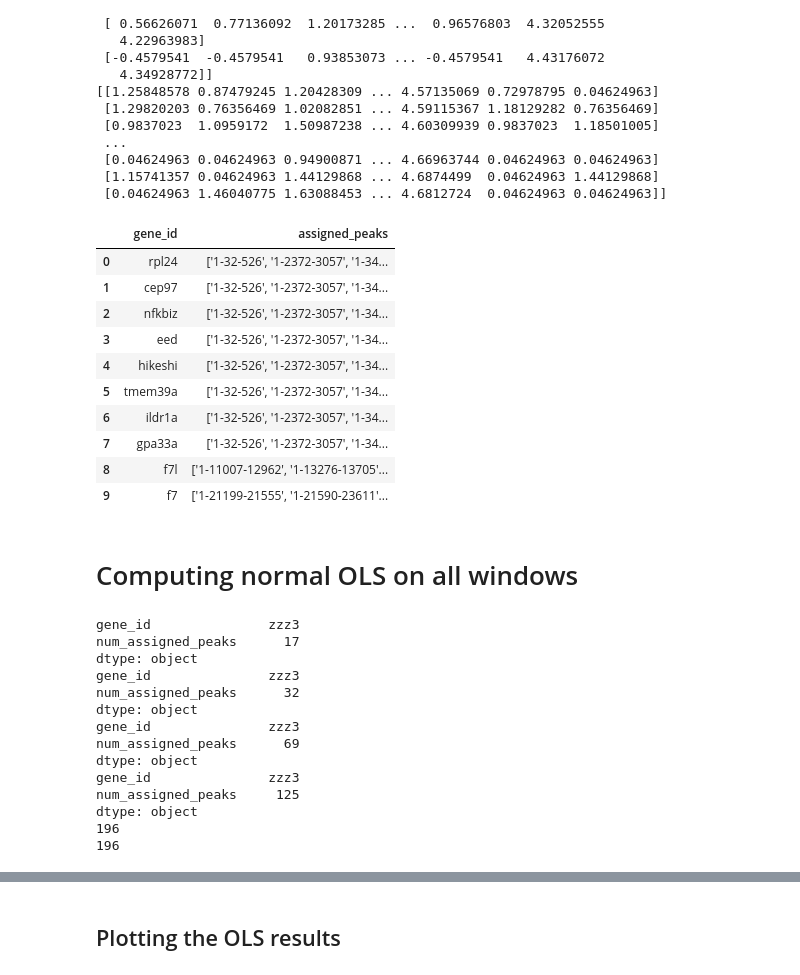
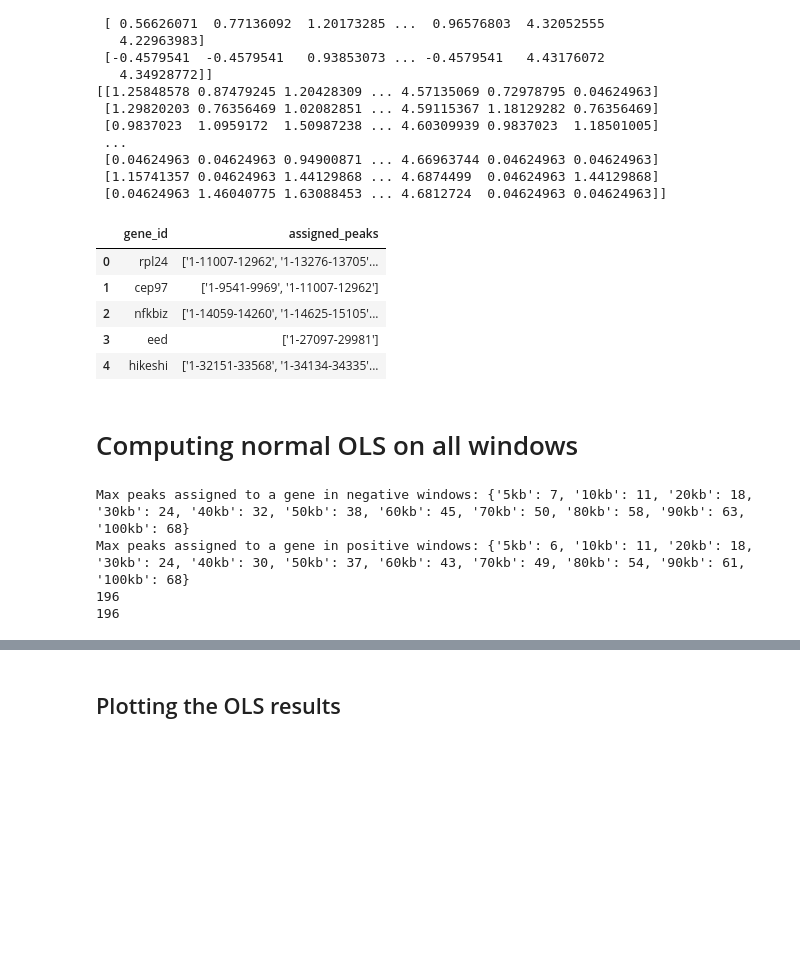
Before and after one commit to smin07/BA, a Jupyter notebook: notebooks/RNA_ATAC_ols_lm_ct_time.ipynb, the cells around one changed output, grey strips where cells are left out. Saved outputs shown, nothing was run; the diff lists cells and outputs as text; code cells hidden in the pictures; blank space fills up the shorter version.

```diff
--- a/notebooks/RNA_ATAC_ols_lm_ct_time.ipynb
+++ b/notebooks/RNA_ATAC_ols_lm_ct_time.ipynb
@@ -7,10 +7,17 @@ import numpy as np
 
 pb_atac_ct_time = anndata.read_h5ad("/home/fgsasse_lrs_1/Downloads/BA/BA_data/Pseudobulks/ATAC/celltypes_times/agg_atac_ct_time.h5ad")
 pb_rna_ct_time = anndata.read_h5ad("/home/fgsasse_lrs_1/Downloads/BA/BA_data/Pseudobulks/RNA/celltypes_times/agg_rna_ct_time.h5ad")
-gene_peaks_10kb = pd.read_csv("/home/fgsasse_lrs_1/Downloads/BA/BA_data/TSS windows/gene_peak_assignments_10kb.csv")
-gene_peaks_20kb = pd.read_csv("/home/fgsasse_lrs_1/Downloads/BA/BA_data/TSS windows/gene_peak_assignments_20kb.csv")
-gene_peaks_50kb = pd.read_csv("/home/fgsasse_lrs_1/Downloads/BA/BA_data/TSS windows/gene_peak_assignments_50kb.csv")
-gene_peaks_100kb = pd.read_csv("/home/fgsasse_lrs_1/Downloads/BA/BA_data/TSS windows/gene_peak_assignments_100kb.csv")
+
+window_sizes = ["5kb", "10kb", "20kb", "30kb", "40kb", "50kb", "60kb", "70kb", "80kb", "90kb", "100kb"]
+base_path = "/home/fgsasse_lrs_1/Downloads/BA/BA_data/TSS windows/20 windows"
+
+gene_peaks_neg = {}
+for window in window_sizes:
+    gene_peaks_neg[window] = pd.read_csv(f"{base_path}/gene_peak_assignments_{window}_neg_upst.csv")
+
+gene_peaks_pos = {}
+for window in window_sizes:
+    gene_peaks_pos[window] = pd.read_csv(f"{base_path}/gene_peak_assignments_{window}_pos_downst.csv")
 # %%
 pb_atac_ct_time.obs_names.unique().size, pb_rna_ct_time.obs_names.unique().size
 # %% [output]
@@ -53,49 +60,30 @@ print(pb_rna_ct_time.X)
  [1.15741357 0.04624963 1.44129868 ... 4.6874499  0.04624963 1.44129868]
  [0.04624963 1.46040775 1.63088453 ... 4.6812724  0.04624963 0.04624963]]
 # %%
-gene_peaks_100kb[0:10]
+gene_peaks_neg["5kb"].head()
 # %% [output]
 |  | gene_id | assigned_peaks |
-| 0 | rpl24 | ['1-32-526', '1-2372-3057', '1-34... |
-| 1 | cep97 | ['1-32-526', '1-2372-3057', '1-34... |
-| 2 | nfkbiz | ['1-32-526', '1-2372-3057', '1-34... |
-| 3 | eed | ['1-32-526', '1-2372-3057', '1-34... |
-| 4 | hikeshi | ['1-32-526', '1-2372-3057', '1-34... |
-| 5 | tmem39a | ['1-32-526', '1-2372-3057', '1-34... |
-| 6 | ildr1a | ['1-32-526', '1-2372-3057', '1-34... |
-| 7 | gpa33a | ['1-32-526', '1-2372-3057', '1-34... |
-| 8 | f7l | ['1-11007-12962', '1-13276-13705'... |
-| 9 | f7 | ['1-21199-21555', '1-21590-23611'... |
+| 0 | rpl24 | ['1-11007-12962', '1-13276-13705'... |
+| 1 | cep97 | ['1-9541-9969', '1-11007-12962'] |
+| 2 | nfkbiz | ['1-14059-14260', '1-14625-15105'... |
+| 3 | eed | ['1-27097-29981'] |
+| 4 | hikeshi | ['1-32151-33568', '1-34134-34335'... |
 # %% [markdown]
 # Computing normal OLS on all windows
 # %%
-#check the maximum number of peaks assigned to each gene in all windows
+#check the maximum number of peaks assigned to each gene in the all windows for both positive and negative windows
 import ast
-gene_peaks_10kb["num_assigned_peaks"] = gene_peaks_10kb["assigned_peaks"].apply(lambda x: len(ast.literal_eval(x)) if pd.notnull(x) else 0)
-gene_peaks_20kb["num_assigned_peaks"] = gene_peaks_20kb["assigned_peaks"].apply(lambda x: len(ast.literal_eval(x)) if pd.notnull(x) else 0)
-gene_peaks_50kb["num_assigned_peaks"] = gene_peaks_50kb["assigned_peaks"].apply(lambda x: len(ast.literal_eval(x)) if pd.notnull(x) else 0)
-gene_peaks_100kb["num_assigned_peaks"] = gene_peaks_100kb["assigned_peaks"].apply(lambda x: len(ast.literal_eval(x)) if pd.notnull(x) else 0)
-print(gene_peaks_10kb[["gene_id", "num_assigned_peaks"]].max())
-print(gene_peaks_20kb[["gene_id", "num_assigned_peaks"]].max())
-print(gene_peaks_50kb[["gene_id", "num_assigned_peaks"]].max())
-print(gene_peaks_100kb[["gene_id", "num_assigned_peaks"]].max())
+max_peaks_neg = {window: max(gene_peaks_neg[window]['assigned_peaks'].apply(lambda x: len(ast.literal_eval(x)))) for window in window_sizes}
+max_peaks_pos = {window: max(gene_peaks_pos[window]['assigned_peaks'].apply(lambda x: len(ast.literal_eval(x)))) for window in window_sizes}
+print("Max peaks assigned to a gene in negative windows:", max_peaks_neg)
+print("Max peaks assigned to a gene in positive windows:", max_peaks_pos)
 
 #number of samples in the pseudobulk datasets
 print(pb_rna_ct_time.n_obs)
 print(pb_atac_ct_time.n_obs)
 # %% [output]
-gene_id               zzz3
-num_assigned_peaks      17
-dtype: object
-gene_id               zzz3
-num_assigned_peaks      32
-dtype: object
-gene_id               zzz3
-num_assigned_peaks      69
-dtype: object
-gene_id               zzz3
-num_assigned_peaks     125
-dtype: object
+Max peaks assigned to a gene in negative windows: {'5kb': 7, '10kb': 11, '20kb': 18, '30kb': 24, '40kb': 32, '50kb': 38, '60kb': 45, '70kb': 50, '80kb': 58, '90kb': 63, '100kb': 68}
+Max peaks assigned to a gene in positive windows: {'5kb': 6, '10kb': 11, '20kb': 18, '30kb': 24, '40kb': 30, '50kb': 37, '60kb': 43, '70kb': 49, '80kb': 54, '90kb': 61, '100kb': 68}
 196
 196
 # %%
```
Also changed, not shown: parts of 12 cells of this notebook, 3 other files.
